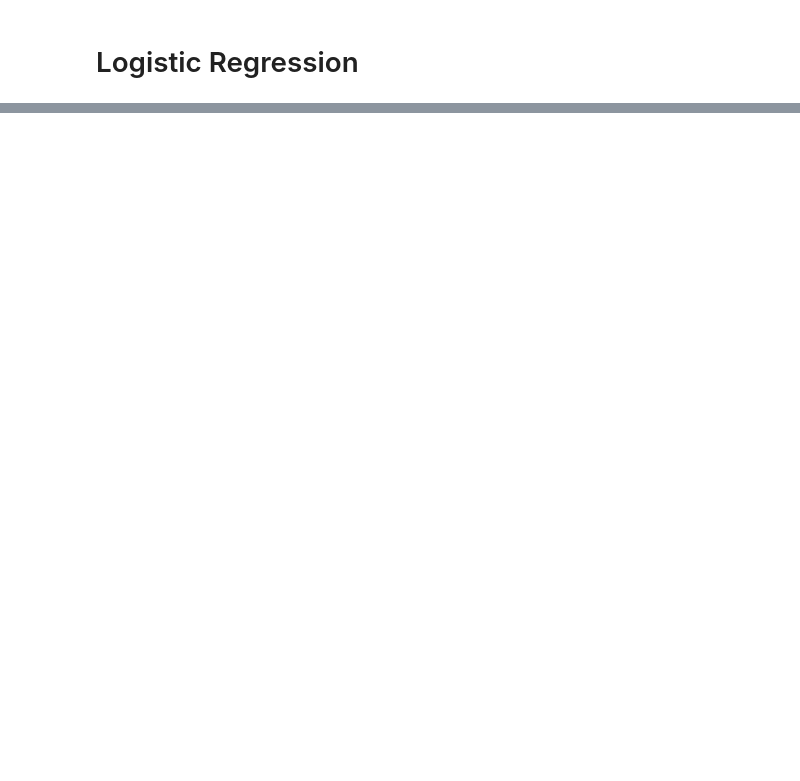
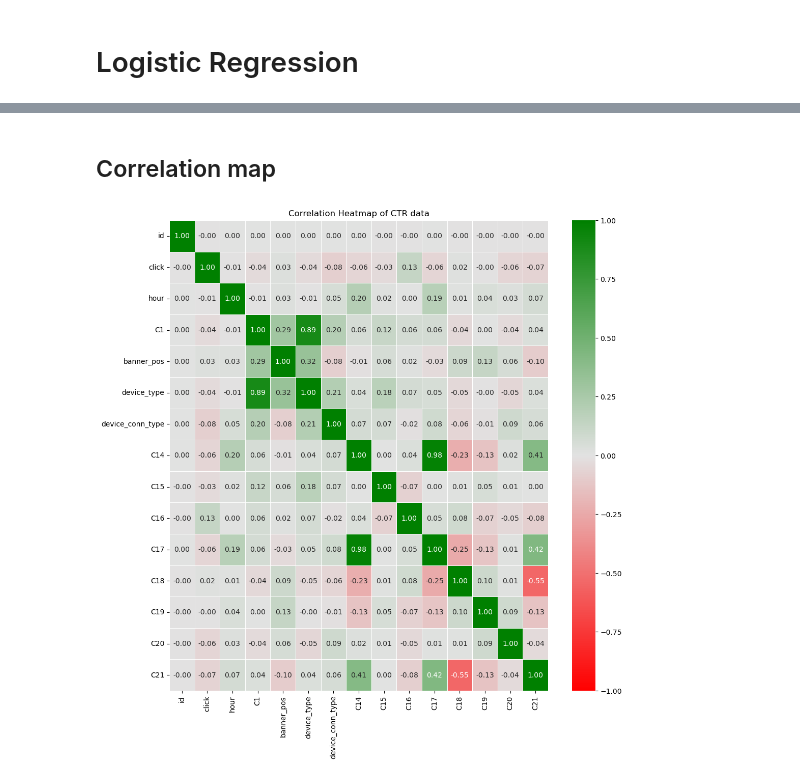
Before and after one commit to Masterslayer7/IntroToAI, a Jupyter notebook: assignments/assignment-1/01-assignment_Part-2.ipynb, the cells around one changed output, grey strips where cells are left out. Saved outputs shown, nothing was run; the diff lists cells and outputs as text; code cells hidden in the pictures; blank space fills up the shorter version.

```diff
--- a/assignments/assignment-1/01-assignment_Part-2.ipynb
+++ b/assignments/assignment-1/01-assignment_Part-2.ipynb
@@ -12,10 +12,5 @@ filepath = '/workspaces/eng-ai-agents/assignments/assignment-1/data/train.gz'
 # Read training data
 dataset = pd.read_csv(filepath)
 
-# Converts hours to proper data time format
-dataset['hour'] = pd.to_datetime(dataset['hour'], format='%y%m%d%H')
-
-
-
 dataset.head()
 # %% [output]
@@ -22,0 +24,22 @@ AttributeError: module 'pyarrow.lib' has no attribute 'PyExtensionType'
+# %% [markdown]
+## Correlation map
+# %%
+#Correlation
+import matplotlib.pyplot as plt
+import matplotlib.colors as mcolors
+import seaborn as sns
+
+# Define custom colors for the colormap
+colors = ["red", "#e2e2e2", "green"]
+custom_cmap = mcolors.LinearSegmentedColormap.from_list("custom_rg", colors)
+
+# Calculate the correlation matrix
+corr = dataset.corr( numeric_only=True)
+
+# Create a heatmap using the custom colormap and setting color range
+plt.figure(figsize=(12, 12))
+sns.heatmap(corr, annot=True, cmap=custom_cmap, fmt=".2f", linewidths=0.5, cbar=True, vmin=-1, vmax=1)
+plt.title('Correlation Heatmap of CTR data')
+plt.show()
+# %% [output]
+[figure, added]
```
Also changed, not shown: parts of 5 cells of this notebook.
